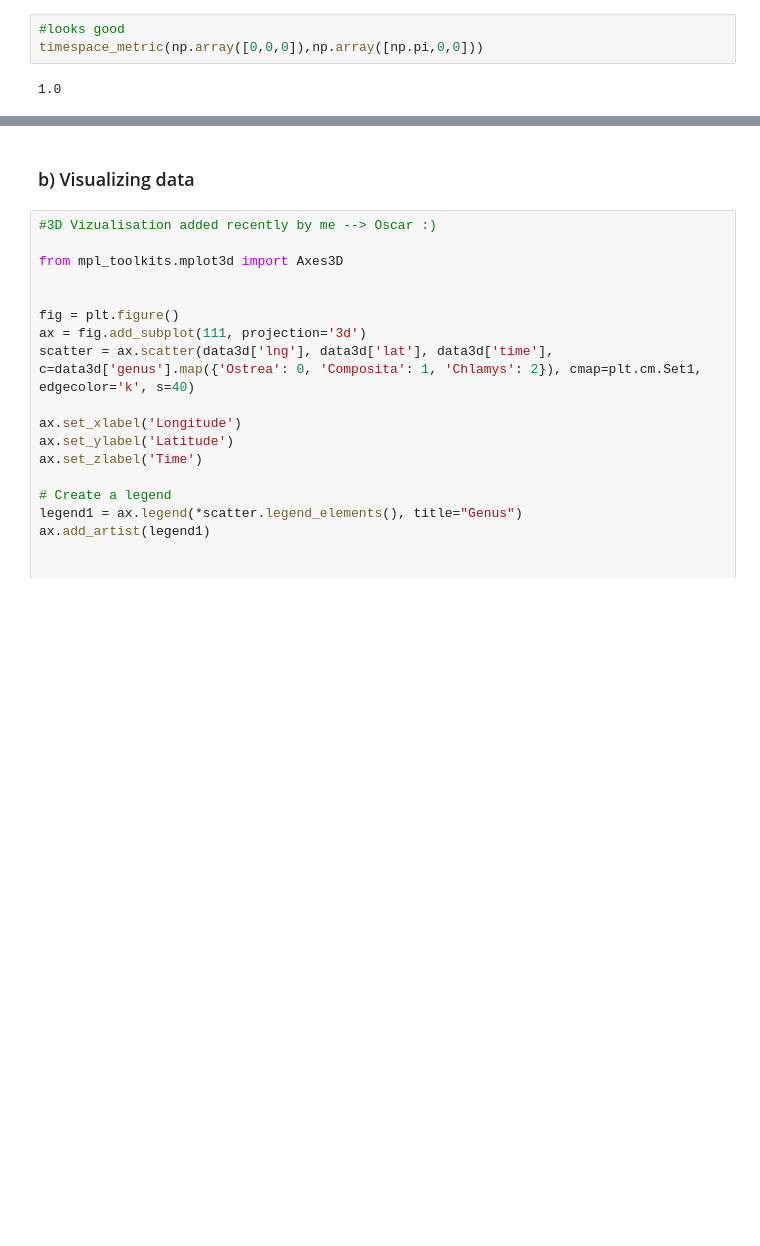
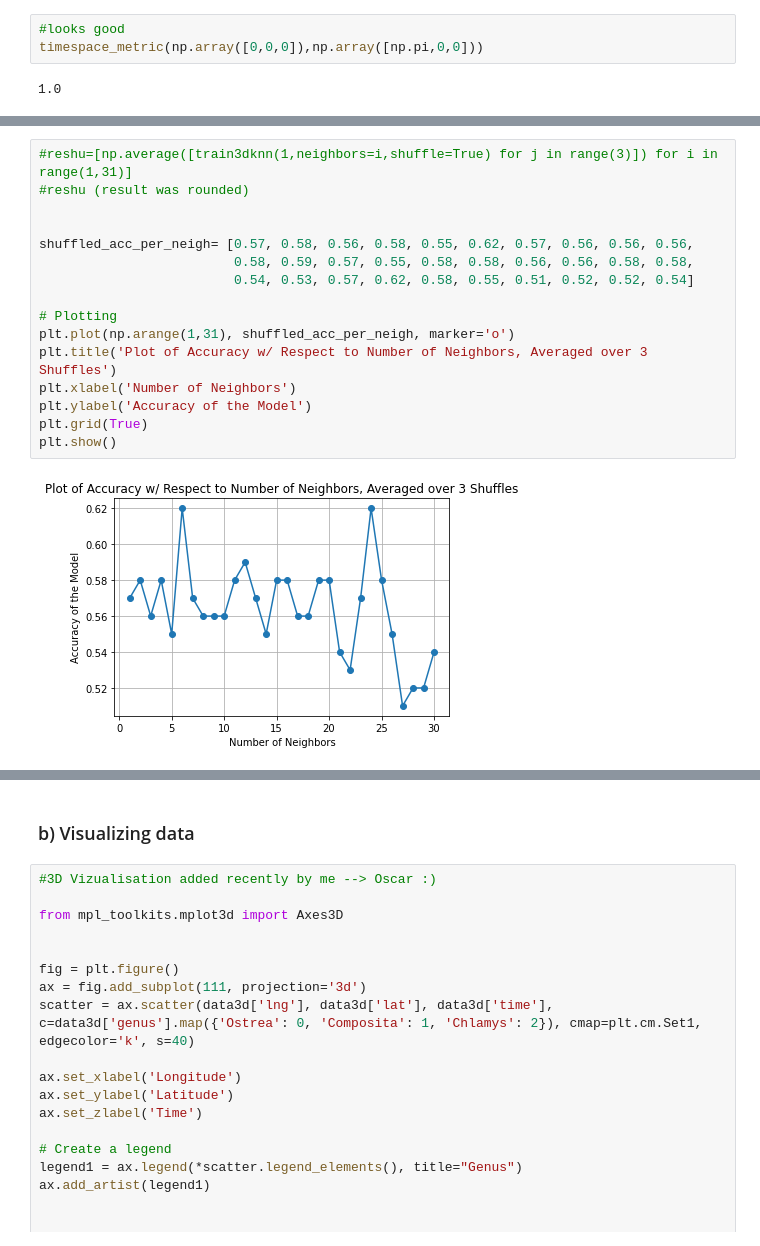
Before and after one commit to thatmartinlau/Dinosaur-ML, a Jupyter notebook: Project (1).ipynb, the cells around one changed output, grey strips where cells are left out. Cells and saved outputs as stored; diff of their text form; blank space fills up the shorter version.

```diff
--- a/Project (1).ipynb
+++ b/Project (1).ipynb
@@ -356,0 +396,18 @@ data3d
+# %%
+#reshu=[np.average([train3dknn(1,neighbors=i,shuffle=True) for j in range(3)]) for i in range(1,31)]
+#reshu (result was rounded)
+
+
+shuffled_acc_per_neigh= [0.57, 0.58, 0.56, 0.58, 0.55, 0.62, 0.57, 0.56, 0.56, 0.56,
+                         0.58, 0.59, 0.57, 0.55, 0.58, 0.58, 0.56, 0.56, 0.58, 0.58,
+                         0.54, 0.53, 0.57, 0.62, 0.58, 0.55, 0.51, 0.52, 0.52, 0.54]
+
+# Plotting
+plt.plot(np.arange(1,31), shuffled_acc_per_neigh, marker='o')
+plt.title('Plot of Accuracy w/ Respect to Number of Neighbors, Averaged over 3 Shuffles')
+plt.xlabel('Number of Neighbors')
+plt.ylabel('Accuracy of the Model')
+plt.grid(True)
+plt.show()
+# %% [output]
+[figure, added]
```
Also changed, not shown: parts of 14 cells of this notebook.
